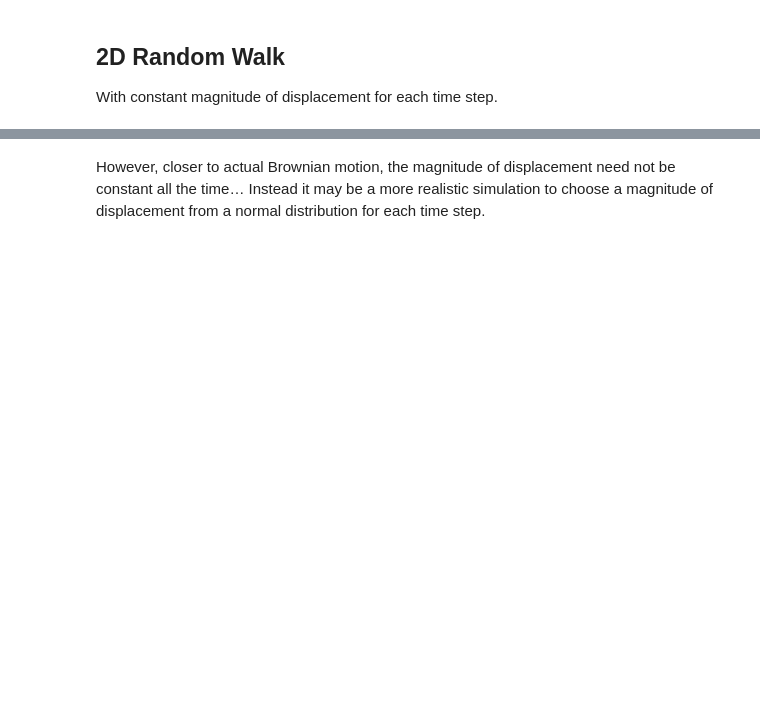
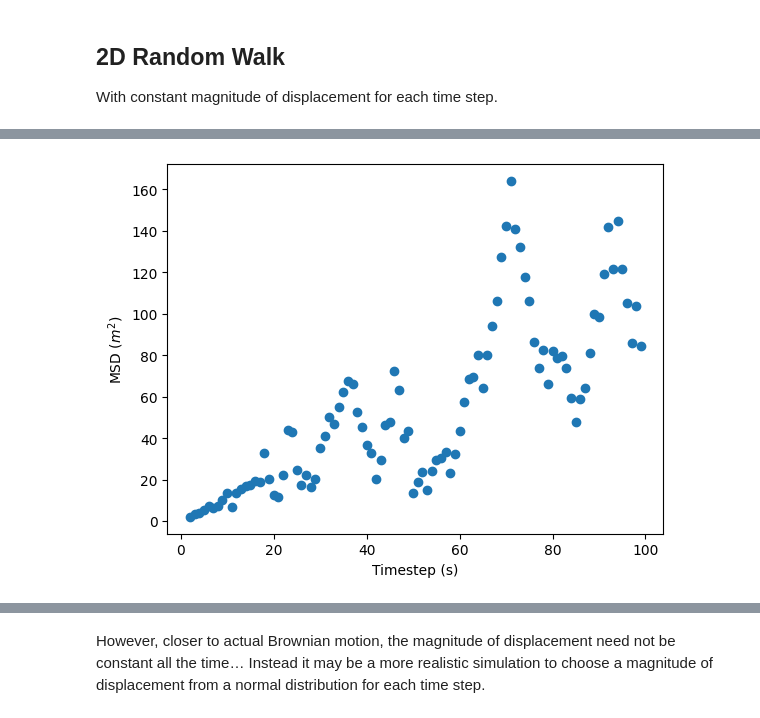
Before and after one commit to hermitian-max/PHYS2020-Brownian-Motion, a Jupyter notebook: simulation.ipynb, the cells around one changed output, grey strips where cells are left out. Cells and saved outputs as stored; diff of their text form; code cells hidden in the pictures; blank space fills up the shorter version.

```diff
--- a/simulation.ipynb
+++ b/simulation.ipynb
@@ -59,8 +61,12 @@ print(particle2)
 # %%
-particle1 = generate_trajectory(1000, starting_position)
-particle1_data = generate_MSD_dataset(10, particle1)
+particle1 = generate_trajectory(100, starting_position)
+particle1_data = generate_MSD_dataset(100, particle1)
 
+plt.close("all")
 plt.scatter(particle1_data[0], particle1_data[1])
 #print(particle1_data[0])
 plt.xlabel('Timestep (s)')
-plt.ylabel('MSD (m)' )
+plt.ylabel('MSD ($m^2$)' )
+plt.show()
+# %% [output]
+[figure, added]
```
Also changed, not shown: parts of 22 cells of this notebook, 8 other files.
